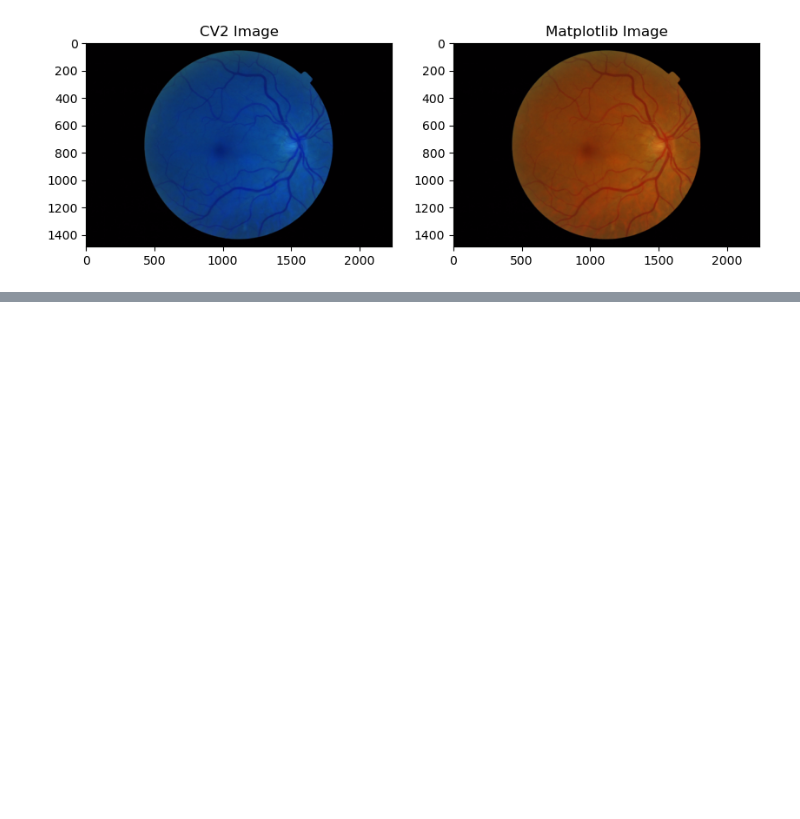
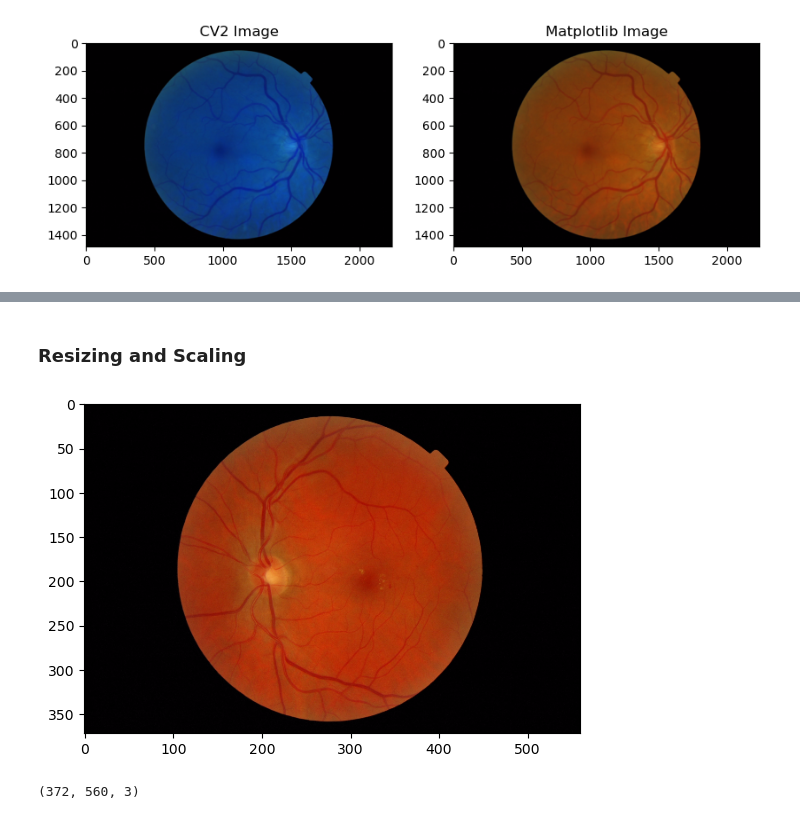
Before and after one commit to apaszynska/retinopathy-classifier, a Jupyter notebook: notebooks/02_image_processing_training.ipynb, the cells around one changed output, grey strips where cells are left out. Saved outputs shown, nothing was run; the diff lists cells and outputs as text; code cells hidden in the pictures; blank space fills up the shorter version.

```diff
--- a/notebooks/02_image_processing_training.ipynb
+++ b/notebooks/02_image_processing_training.ipynb
@@ -58,0 +94,13 @@ plt.show()
+# %% [markdown]
+### Resizing and Scaling
+# %%
+img_resized = cv2.resize(img, None, fx = 0.25, fy = 0.25) # actual size of the image ( 25% smaller than original)
+fig, ax = plt.subplots(figsize=(8,8)) # display size of the image
+ax.imshow(img_resized)
+plt.show()
+# %% [output]
+[figure, added]
+# %%
+img_resized.shape
+# %% [output]
+(372, 560, 3)
```
Also changed, not shown: parts of 14 cells of this notebook.
